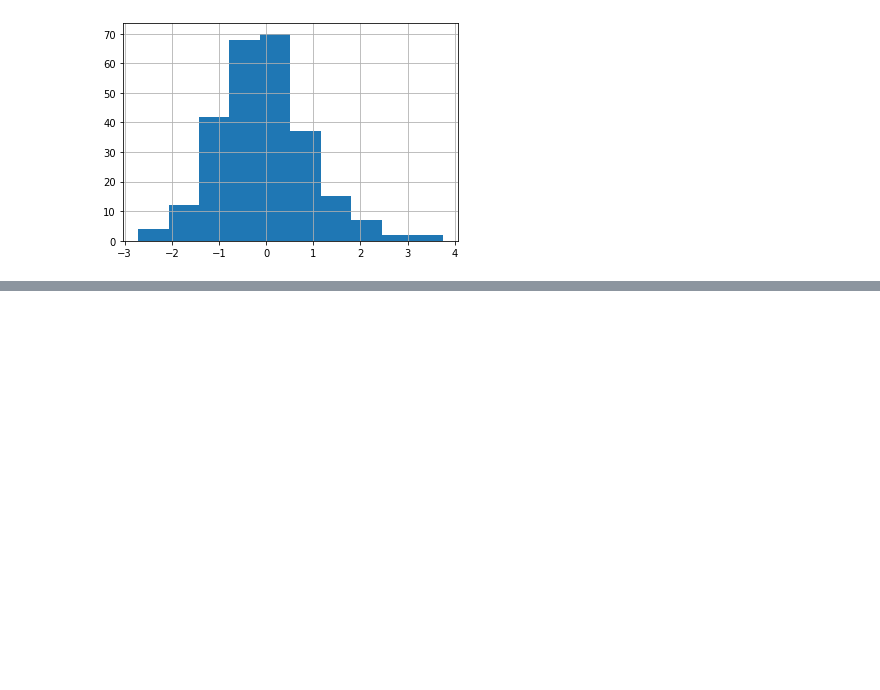
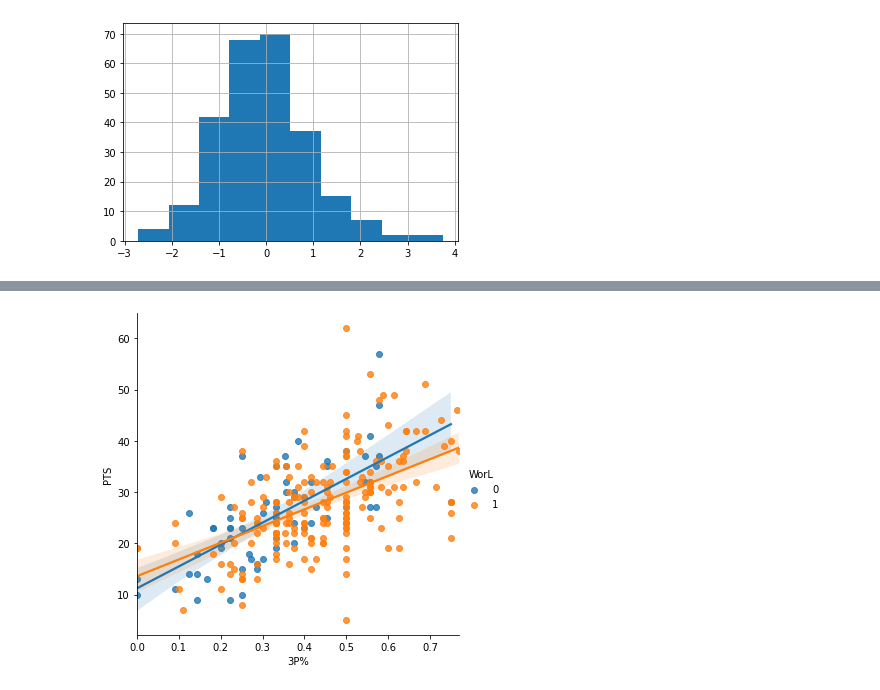
Before and after one commit to MarkHuangMD/ML100Days, a Jupyter notebook: Practice, random/[Project 01] NBA_Curry.ipynb, the cells around one changed output, grey strips where cells are left out. Saved outputs shown, nothing was run; the diff lists cells and outputs as text; code cells hidden in the pictures; blank space fills up the shorter version.

```diff
--- a/Practice, random/[Project 01] NBA_Curry.ipynb
+++ b/Practice, random/[Project 01] NBA_Curry.ipynb
@@ -205,0 +206,5 @@ Name: WorL, dtype: float64
+# %%
+# data_2016_to_2021[['3P%','PTS','FG','FGA','3P','3PA','FT', 'WorL']]
+PTS_relation = sns.lmplot(x="3P%", y="PTS", hue="WorL", data=data_2016_to_2021)
+# %% [output]
+[figure, added]
```
Also changed, not shown: parts of 3 cells of this notebook.
